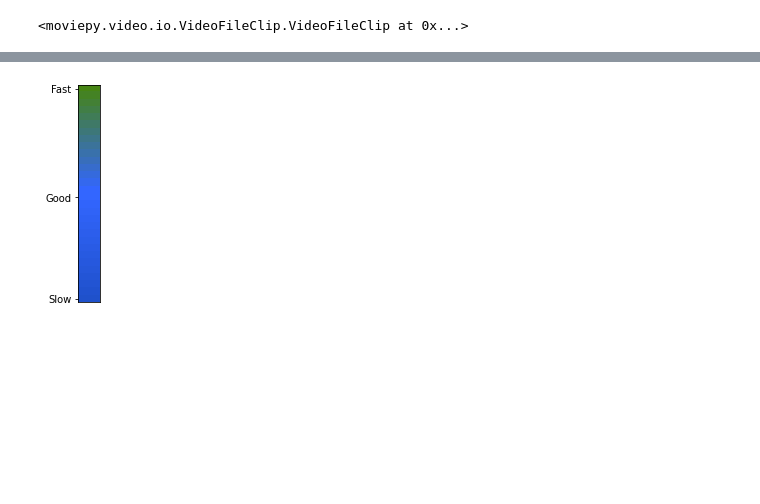
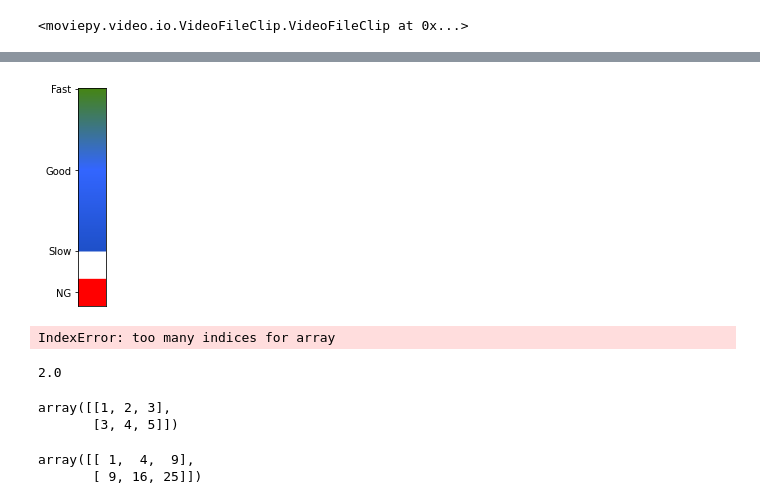
Before and after one commit to boostcampaitech2/final-project-level3-cv-08, a Jupyter notebook: mediapipe/HOT Metric test.ipynb, the cells around one changed output, grey strips where cells are left out. Cells and saved outputs as stored; diff of their text form; code cells hidden in the pictures; blank space fills up the shorter version.

Commit message:
update compare_last.py add colormap

```diff
--- a/mediapipe/HOT Metric test.ipynb
+++ b/mediapipe/HOT Metric test.ipynb
@@ -996,12 +996,12 @@ clip
 # %% [output]
 <moviepy.video.io.VideoFileClip.VideoFileClip at 0x...>
 # %%
-R_s = np.linspace(70, 51, num=15, endpoint=True, retstep=False, dtype=np.uint8)
-G_s = np.linspace(133, 102, num=15, endpoint=True, retstep=False, dtype=np.uint8)
-B_s = np.linspace(20, 255, num=15, endpoint=True, retstep=False, dtype=np.uint8)
-R_f = np.linspace(51, 30, num=15, endpoint=False, retstep=False, dtype=np.uint8)
-G_f = np.linspace(102, 80, num=15, endpoint=False, retstep=False, dtype=np.uint8)
-B_f = np.linspace(255, 200, num=15, endpoint=False, retstep=False, dtype=np.uint8)
+R_s = np.linspace(70, 51, num=75, endpoint=True, retstep=False, dtype=np.uint8)
+G_s = np.linspace(133, 102, num=75, endpoint=True, retstep=False, dtype=np.uint8)
+B_s = np.linspace(20, 255, num=75, endpoint=True, retstep=False, dtype=np.uint8)
+R_f = np.linspace(51, 30, num=75, endpoint=False, retstep=False, dtype=np.uint8)
+G_f = np.linspace(102, 80, num=75, endpoint=False, retstep=False, dtype=np.uint8)
+B_f = np.linspace(255, 200, num=75, endpoint=False, retstep=False, dtype=np.uint8)
 
 red = np.concatenate((R_s,R_f))
 green = np.concatenate((G_s,G_f))
@@ -1017,5 +1009,7 @@ color[0:30, 0:30, 0].shape
 # %%
-color = np.zeros((30, 3, 3), np.uint8)
-color[0:30, :, 0] = red.reshape((30,1))
-color[0:30, :, 1] = green.reshape((30,1))
-color[0:30, :, 2] = blue.reshape((30,1))
+color = np.zeros((200, 25, 3), np.uint8)
+color[0:150, :, 0] = red.reshape((150,1))
+color[0:150, :, 1] = green.reshape((150,1))
+color[0:150, :, 2] = blue.reshape((150,1))
+color[150:175, :, :] = 255
+color[175:200, :, 0] = 255
@@ -1025,16 +1016,32 @@ color[0:30, :, 2] = blue.reshape((30,1))
 # %%
 # ax=plt.gca()
-plt.yticks([0,15,29],['Fast','Good','Slow'])
+plt.yticks([0,75,149,187],['Fast','Good','Slow', 'NG'])
 plt.tick_params(
     axis='x',          # changes apply to the x-axis
     which='both',      # both major and minor ticks are affected
     bottom=False,      # ticks along the bottom edge are off
     top=False,         # ticks along the top edge are off
     labelbottom=False) # labels along the bottom edge are off
 plt.imshow(color)
 plt.savefig("colormap.png")
 # %% [output]
-[figure, old version]
+[figure, new version]
 # %%
 color[0:150, :, 0] = gray[0:150, :, 0]
 color[:, 150:300, 2] = gray[:, 150:300, 0]
+# %% [output]
+IndexError: too many indices for array
+# %%
+np.average([[1,2,3],[3,4,5]])
+# %% [output]
+2.0
+# %%
+np.array([[1,2,3],[3,4,5]])
+# %% [output]
+array([[1, 2, 3],
+       [3, 4, 5]])
+# %%
+np.array([[1,2,3],[3,4,5]])*np.array([[1,2,3],[3,4,5]])
+# %% [output]
+array([[ 1,  4,  9],
+       [ 9, 16, 25]])
```
Also changed, not shown: parts of 3 cells of this notebook, 4 other files.
